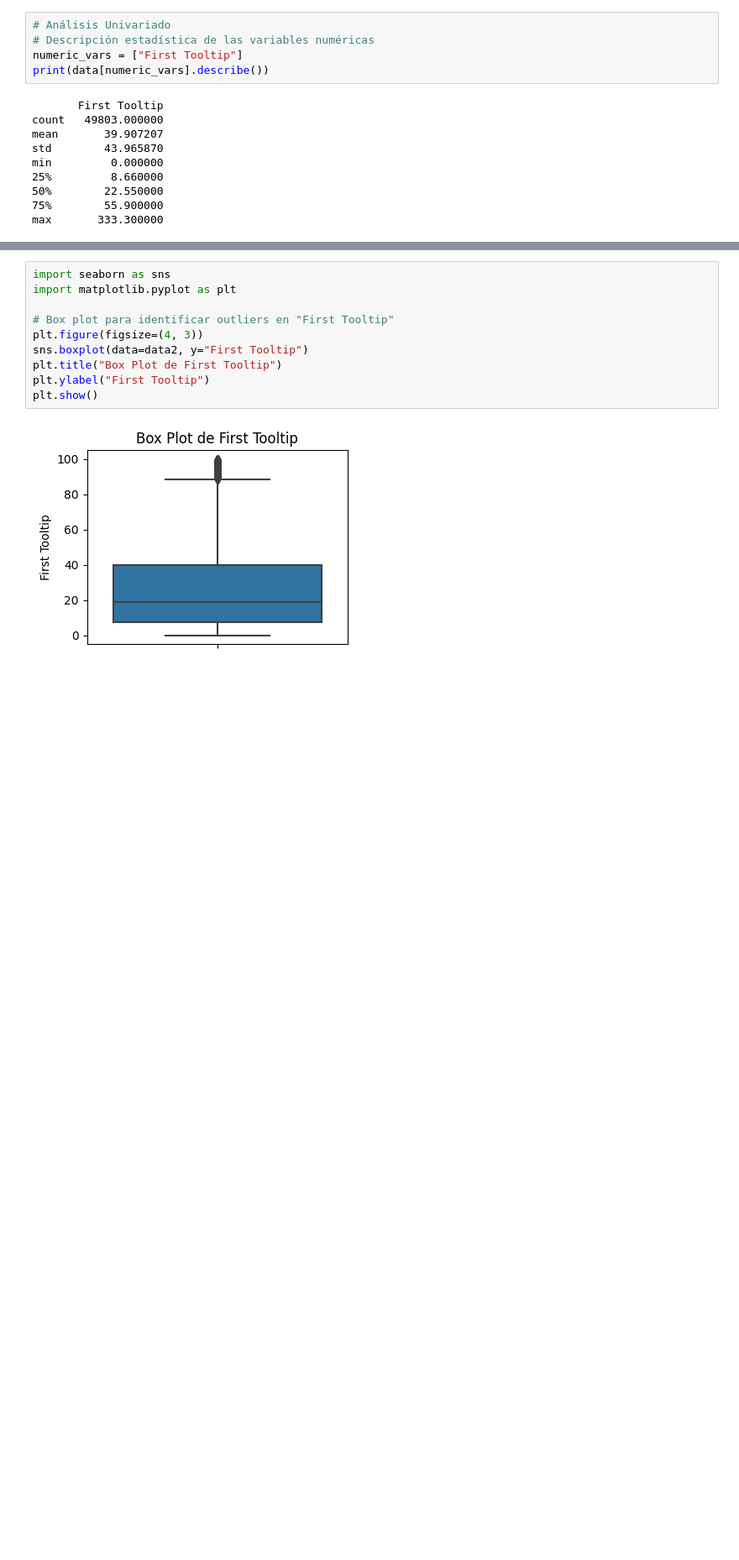
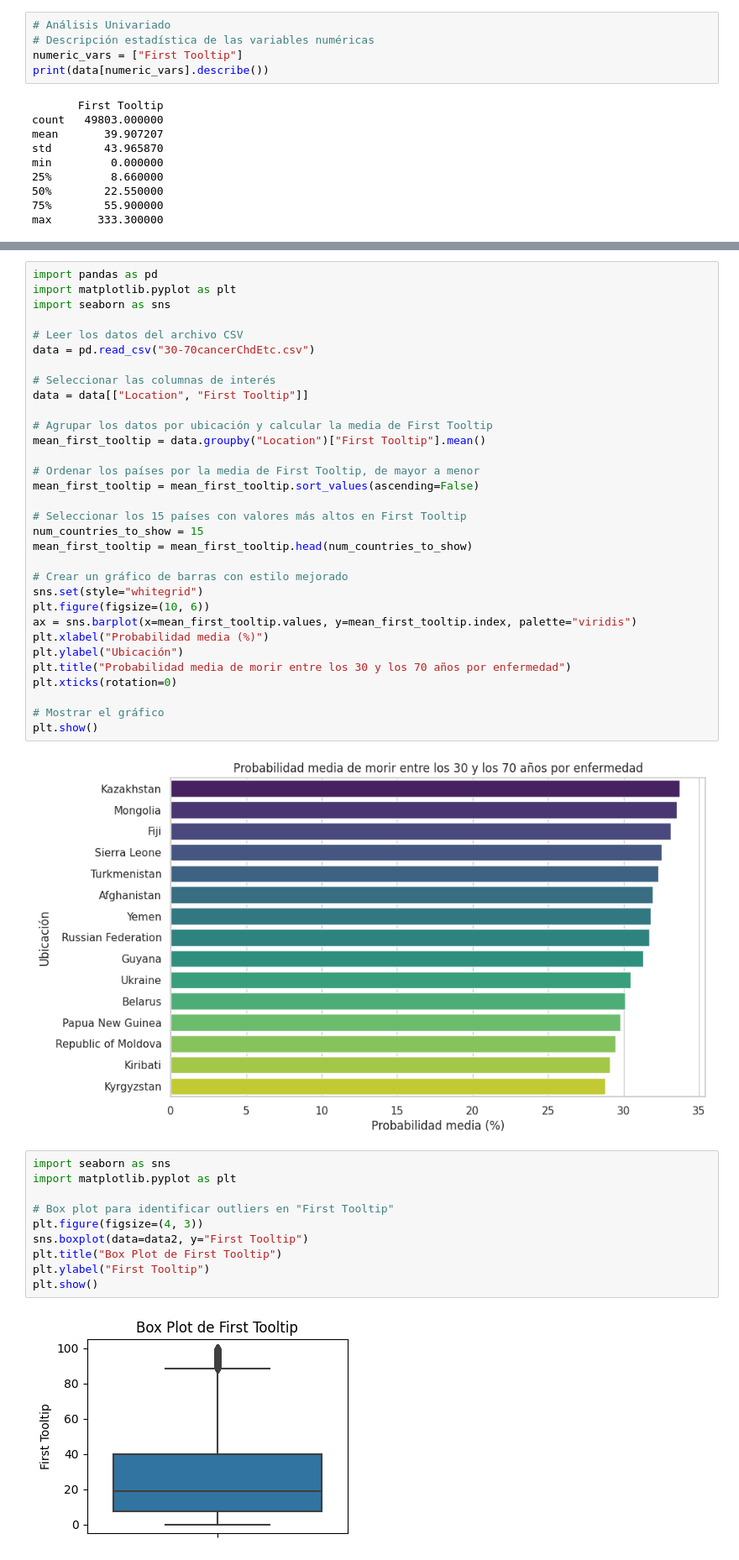
Before and after one commit to toyaESTADISTICO/Prueba_Sura, a Jupyter notebook: SURA_Andres_Montoya_Morales.ipynb, the cells around one changed output, grey strips where cells are left out. Shown: that part at 84% size. Drawn from its saved outputs; the diff is of its cells as text; blank space fills up the shorter version.

```diff
--- a/SURA_Andres_Montoya_Morales.ipynb
+++ b/SURA_Andres_Montoya_Morales.ipynb
@@ -233,3 +187,37 @@ See the caveats in the documentation: https://pandas.pydata.org/pandas-docs/stab
+# %%
+import pandas as pd
+import matplotlib.pyplot as plt
+import seaborn as sns
+
+# Leer los datos del archivo CSV
+data = pd.read_csv("30-70cancerChdEtc.csv")
+
+# Seleccionar las columnas de interés
+data = data[["Location", "First Tooltip"]]
+
+# Agrupar los datos por ubicación y calcular la media de First Tooltip
+mean_first_tooltip = data.groupby("Location")["First Tooltip"].mean()
+
+# Ordenar los países por la media de First Tooltip, de mayor a menor
+mean_first_tooltip = mean_first_tooltip.sort_values(ascending=False)
+
+# Seleccionar los 15 países con valores más altos en First Tooltip
+num_countries_to_show = 15
+mean_first_tooltip = mean_first_tooltip.head(num_countries_to_show)
+
+# Crear un gráfico de barras con estilo mejorado
+sns.set(style="whitegrid")
+plt.figure(figsize=(10, 6))
+ax = sns.barplot(x=mean_first_tooltip.values, y=mean_first_tooltip.index, palette="viridis")
+plt.xlabel("Probabilidad media (%)")
+plt.ylabel("Ubicación")
+plt.title("Probabilidad media de morir entre los 30 y los 70 años por enfermedad")
+plt.xticks(rotation=0)
+
+# Mostrar el gráfico
+plt.show()
+# %% [output]
+[figure, added]
 # %%
 import seaborn as sns
 import matplotlib.pyplot as plt
```
Also changed, not shown: parts of 15 cells of this notebook.
